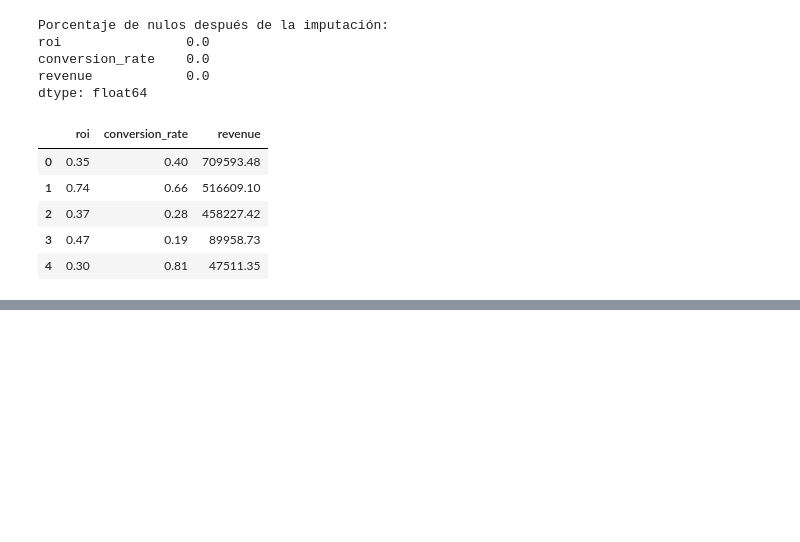
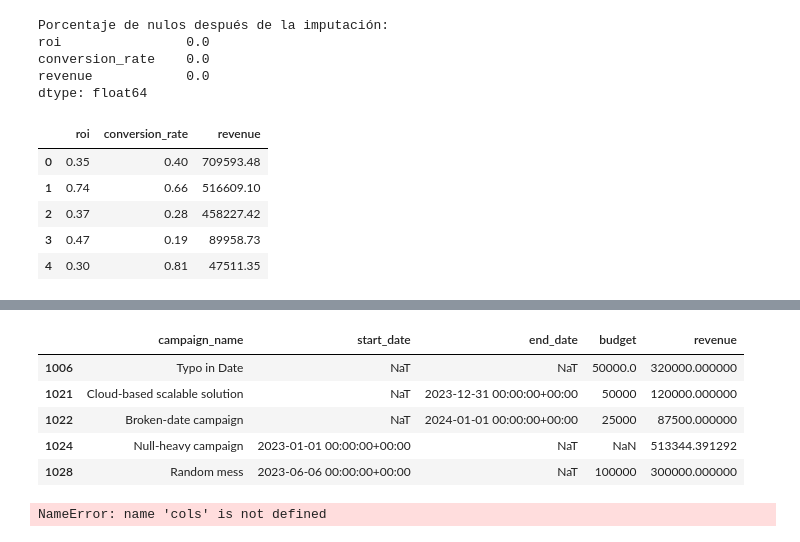
Before and after one commit to Natarcos/upgrade-hub-marketing-analysis, a Jupyter notebook: Preprocesamiento/pre_mkt.ipynb, the cells around one changed output, grey strips where cells are left out. Drawn from its saved outputs; the diff is of its cells as text; code cells hidden in the pictures; blank space fills up the shorter version.

```diff
--- a/Preprocesamiento/pre_mkt.ipynb
+++ b/Preprocesamiento/pre_mkt.ipynb
@@ -202,14 +215,14 @@ numerical_columns = ['roi', 'conversion_rate', 'revenue']
 imputer = KNNImputer(n_neighbors=5)
 
 # Trasnformación
-df[numerical_columns] = imputer.fit_transform(df[numerical_columns])
+df_limpio[numerical_columns] = imputer.fit_transform(df_limpio[numerical_columns])
 
 # Comprobación
 print("Porcentaje de nulos después de la imputación:")
-print(df[numerical_columns].isnull().sum() / df.shape[0] * 100)
+print(df_limpio[numerical_columns].isnull().sum() / df_limpio.shape[0] * 100)
 
 # Mostrar los datos
-df[numerical_columns].head()
+df_limpio[numerical_columns].head()
 # %% [output]
 Porcentaje de nulos después de la imputación:
 roi                0.0
@@ -224,0 +278,58 @@ dtype: float64
+# %%
+# Conversión de fechas a datetime
+df['start_date'] = pd.to_datetime(df['start_date'], errors='coerce', utc=True)
+df['end_date'] = pd.to_datetime(df['end_date'],   errors='coerce', utc=True)
+
+# Filtrar filas con fecha faltante
+mask = df['start_date'].isna() | df['end_date'].isna()
+missing_rows = df.loc[mask, ['campaign_name','start_date','end_date','budget','revenue']]
+
+print(missing_rows)
+
+from IPython.display import display
+display(missing_rows)
+
+from IPython.display import display
+
+def show_lines_specified(*indices):
+    display(df.loc[list(indices), cols])
+
+# Llamamos a la función para mostrar las filas especificadas
+show_lines_specified(1006, 1021, 1022, 1024, 1028)
+
+
+# --- Paso de imputación de campañas con fechas faltantes ---
+
+# 1) Eliminamos “Null-heavy campaign” (índice 1024)
+df = df.drop(index=1024).reset_index(drop=True)
+
+# 2) Calculamos duración en días y la mediana
+df['duration_days'] = (df['end_date'] - df['start_date']).dt.days
+median_dur = int(df['duration_days'].median())
+print(f"Mediana de duración: {median_dur} días")
+
+# 3) Imputar start_date faltantes (pero sí tienen end_date)
+mask_start_missing = df['start_date'].isna() & df['end_date'].notna()
+df.loc[mask_start_missing, 'start_date'] = (
+    df.loc[mask_start_missing, 'end_date'] - pd.Timedelta(days=median_dur)
+)
+
+# 4) Imputar end_date faltantes (pero sí tienen start_date)
+mask_end_missing = df['end_date'].isna() & df['start_date'].notna()
+df.loc[mask_end_missing, 'end_date'] = (
+    df.loc[mask_end_missing, 'start_date'] + pd.Timedelta(days=median_dur)
+)
+
+# 5) Imputar ambas fechas para “Typo in Date”
+min_start = df['start_date'].min()  # la fecha más antigua tras imputación previa
+mask_typo = df['campaign_name'] == "Typo in Date"
+df.loc[mask_typo, 'start_date'] = min_start
+df.loc[mask_typo, 'end_date']   = min_start + pd.Timedelta(days=median_dur)
+
+# 6) Verificamos que ya no haya NaT en fechas
+print("NaT en start_date tras imputar:", df['start_date'].isna().sum())
+print("NaT en end_date tras imputar:  ", df['end_date'].isna().sum())
+
+# (Opcional) Vuelve a calcular duration_days
+df['duration_days'] = (df['end_date'] - df['start_date']).dt.days
+# %% [output]
@@ -224,0 +349,7 @@ dtype: float64
+|  | campaign_name | start_date | end_date | budget | revenue |
+| 1006 | Typo in Date | NaT | NaT | 50000.0 | 320000.000000 |
+| 1021 | Cloud-based scalable solution | NaT | 2023-12-31 00:00:00+00:00 | 50000 | 120000.000000 |
+| 1022 | Broken-date campaign | NaT | 2024-01-01 00:00:00+00:00 | 25000 | 87500.000000 |
+| 1024 | Null-heavy campaign | 2023-01-01 00:00:00+00:00 | NaT | NaN | 513344.391292 |
+| 1028 | Random mess | 2023-06-06 00:00:00+00:00 | NaT | 100000 | 300000.000000 |
+NameError: name 'cols' is not defined
```
Also changed, not shown: parts of 8 cells of this notebook.
